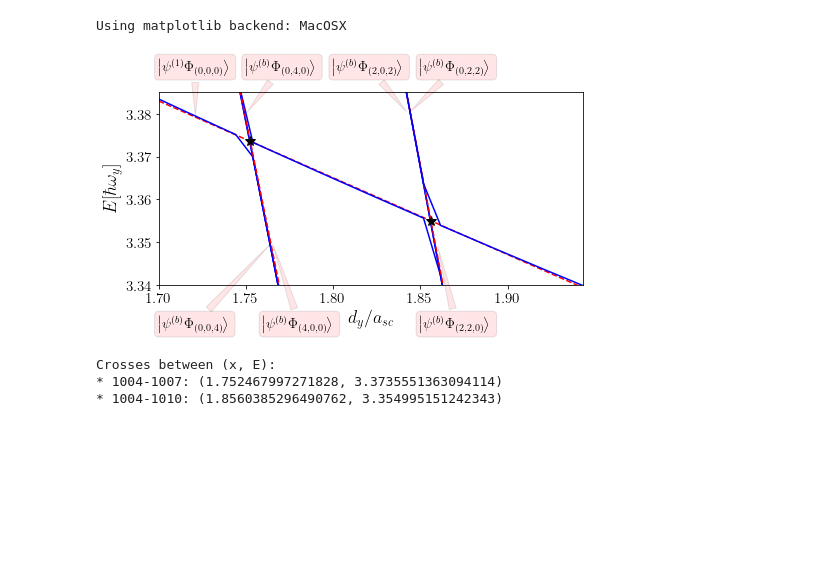
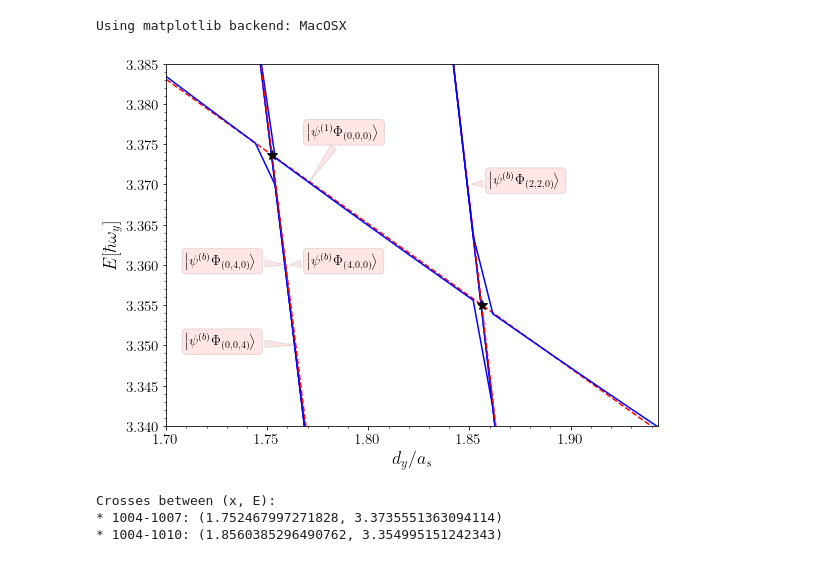
Before and after one commit to TsspGit/Ultracold_Atoms_src, a Jupyter notebook: Analysis/q3d/Energies_Analysis_4993_4993_4993.ipynb, the cells around one changed output. Drawn from its saved outputs; the diff is of its cells as text; code cells hidden in the pictures; blank space fills up the shorter version.

Commit message:
figures for paper

```diff
--- a/Analysis/q3d/Energies_Analysis_4993_4993_4993.ipynb
+++ b/Analysis/q3d/Energies_Analysis_4993_4993_4993.ipynb
@@ -173,7 +176,7 @@ plt.show()
 # %%
 %matplotlib inline
 # %%
-fig3, ax3 = plt.subplots(figsize=aursize)
+fig3, ax3 = plt.subplots(figsize=(8,6))
 # nivel 1004:
 f1004 = np.polyfit(xcoord, ycoord, deg=1)
 x1004 = np.linspace(1.7, 1.95, num=40)
@@ -208,47 +211,49 @@ ax3.plot(x, dic['nivel_1010']/wy, 'b')
 ##########
 ax3.plot(cross_points(f1004, f1007), np.polyval(f1004, cross_points(f1004, f1007)), 'k*', markersize=10, label='ICIR')
 ax3.plot(cross_points(f1004, f1010), np.polyval(f1004, cross_points(f1004, f1010)), 'k*', markersize=10)
 
 # States:
 #########
-ax3.annotate(r'$\left|\psi^{(1)} \Phi_{(0,0,0)}\right>$', xy=(1.721, 3.379), xytext=(1.70, 3.39), fontsize=14,
+ax3.annotate(r'$\left|\psi^{(1)} \Phi_{(0,0,0)}\right>$', xy=(1.77, 3.37), xytext=(1.77, 3.376), fontsize=14,
              bbox=dict(boxstyle="round", alpha=0.1, facecolor='r'),
              arrowprops=dict(arrowstyle="wedge, tail_width=0.5", alpha=0.1, facecolor='r'))
 
-ax3.annotate(r'$\left|\psi^{(b)} \Phi_{(0,0,4)}\right>$', xy=(1.765, 3.35), xytext=(1.70, 3.33), fontsize=14,
+ax3.annotate(r'$\left|\psi^{(b)} \Phi_{(0,0,4)}\right>$', xy=(1.765, 3.35), xytext=(1.71, 3.35), fontsize=14,
              bbox=dict(boxstyle="round", alpha=0.1, facecolor='r'),
              arrowprops=dict(arrowstyle="wedge, tail_width=0.5", alpha=0.1, facecolor='r'))
 
-ax3.annotate(r'$\left|\psi^{(b)} \Phi_{(4,0,0)}\right>$', xy=(1.765, 3.35), xytext=(1.76, 3.33), fontsize=14,
+ax3.annotate(r'$\left|\psi^{(b)} \Phi_{(4,0,0)}\right>$', xy=(1.76, 3.36), xytext=(1.77, 3.36), fontsize=14,
              bbox=dict(boxstyle="round", alpha=0.1, facecolor='r'),
              arrowprops=dict(arrowstyle="wedge, tail_width=0.5", alpha=0.1, facecolor='r'))
 
-ax3.annotate(r'$\left|\psi^{(b)} \Phi_{(0,4,0)}\right>$', xy=(1.75, 3.38), xytext=(1.75, 3.39), fontsize=14,
+ax3.annotate(r'$\left|\psi^{(b)} \Phi_{(0,4,0)}\right>$', xy=(1.76, 3.36), xytext=(1.71, 3.36), fontsize=14,
              bbox=dict(boxstyle="round", alpha=0.1, facecolor='r'),
              arrowprops=dict(arrowstyle="wedge, tail_width=0.5", alpha=0.1, facecolor='r'))
 
-ax3.annotate(r'$\left|\psi^{(b)} \Phi_{(2,0,2)}\right>$', xy=(1.843, 3.38), xytext=(1.80, 3.39), fontsize=14,
-             bbox=dict(boxstyle="round", alpha=0.1, facecolor='r'),
-             arrowprops=dict(arrowstyle="wedge, tail_width=0.5", alpha=0.1, facecolor='r'))
+#ax3.annotate(r'$\left|\psi^{(b)} \Phi_{(2,0,2)}\right>$', xy=(1.843, 3.38), xytext=(1.80, 3.39), fontsize=14,
+#             bbox=dict(boxstyle="round", alpha=0.1, facecolor='r'),
+#             arrowprops=dict(arrowstyle="wedge, tail_width=0.5", alpha=0.1, facecolor='r'))
+#
+#ax3.annotate(r'$\left|\psi^{(b)} \Phi_{(0,2,2)}\right>$', xy=(1.843, 3.38), xytext=(1.85, 3.39), fontsize=14,
+#             bbox=dict(boxstyle="round", alpha=0.1, facecolor='r'),
+#             arrowprops=dict(arrowstyle="wedge, tail_width=0.5", alpha=0.1, facecolor='r'))
 
-ax3.annotate(r'$\left|\psi^{(b)} \Phi_{(0,2,2)}\right>$', xy=(1.843, 3.38), xytext=(1.85, 3.39), fontsize=14,
-             bbox=dict(boxstyle="round", alpha=0.1, facecolor='r'),
-             arrowprops=dict(arrowstyle="wedge, tail_width=0.5", alpha=0.1, facecolor='r'))
-
-ax3.annotate(r'$\left|\psi^{(b)} \Phi_{(2,2,0)}\right>$', xy=(1.86, 3.349), xytext=(1.85, 3.33), fontsize=14,
+ax3.annotate(r'$\left|\psi^{(b)} \Phi_{(2,2,0)}\right>$', xy=(1.85, 3.37), xytext=(1.86, 3.37), fontsize=14,
              bbox=dict(boxstyle="round", alpha=0.1, facecolor='r'),
              arrowprops=dict(arrowstyle="wedge, tail_width=0.5", alpha=0.1, facecolor='r'))
 
 
-ax3.set_xlabel('$d_{y}/a_{sc}$')
+ax3.set_xlabel('$d_{y}/a_{s}$')
 ax3.set_ylabel('$E[\hbar \omega_{y}]$')
 #ax3.legend(fontsize=14, bbox_to_anchor=(1.03, 1))
 ax3.set_ylim(3.34, 3.385)
 ax3.set_xlim(1.7, 1.943)
+ax3.xaxis.set_minor_locator(AutoMinorLocator())
+ax3.yaxis.set_minor_locator(AutoMinorLocator())
 plt.tight_layout()
 fig3.savefig('Results/Figures/Ix4993_Iy4993_Iz4993_Easc_Interpolation_v2.png', bbox_inches="tight", dpi=200)
 # %% [output]
-[figure, old version]
+[figure, new version]
 # %%
 print(f'''Crosses between (x, E):
 * 1004-1007: ({cross_points(f1004, f1007)}, {np.polyval(f1004, cross_points(f1004, f1007))})
```
Also changed, not shown: parts of 3 cells of this notebook, 28 other files.
